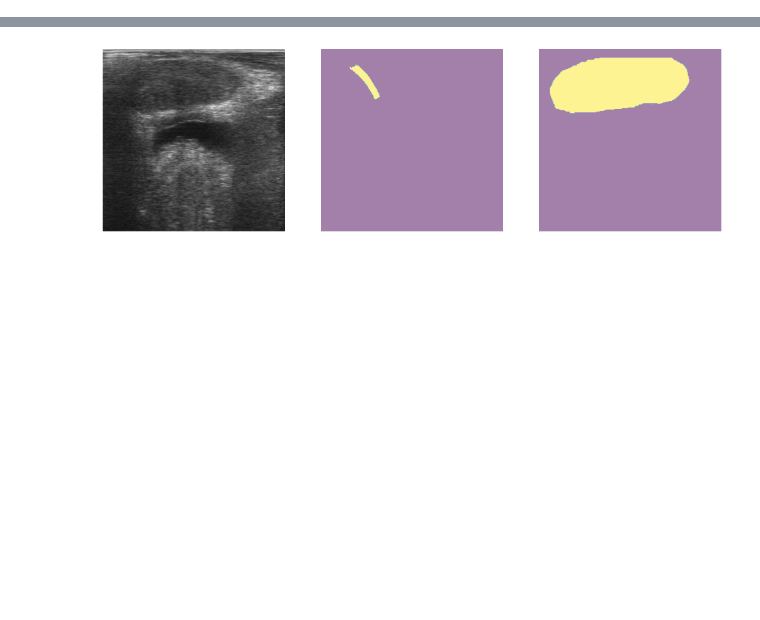
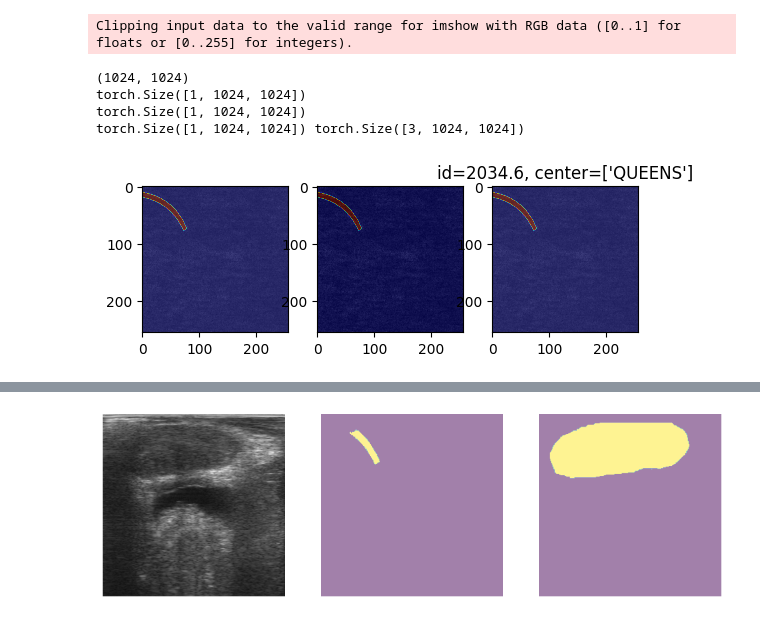
Before and after one commit to mharmanani/cinepro, a Jupyter notebook: explore_bk copy.ipynb, the cells around one changed output, grey strips where cells are left out. Cells and saved outputs as stored; diff of their text form; code cells hidden in the pictures; blank space fills up the shorter version.

Commit message:
add queens data

```diff
--- a/explore_bk copy.ipynb
+++ b/explore_bk copy.ipynb
@@ -0,0 +1,3 @@
+# %%
+DATA_CORES_UBC = "/projects/bk_pca/BK_UBC_CORES/"
+DATA_CORES_QUEENS = "/projects/bk_pca/BK_QUEENS_CORES/"
@@ -0,0 +57,2 @@
+# %%
+df = make_table(ubc=True, queens=True)
@@ -363,0 +582,9 @@ class CorewiseTransform:
+# %%
+train_tab, val_tab, test_tab = split_patients(inv_threshold=0.4)
+train_ds, val_ds, test_ds = BKCorewiseDataset(df=train_tab, transform=CorewiseTransform()), \
+    BKCorewiseDataset(df=val_tab, transform=CorewiseTransform()), \
+    BKCorewiseDataset(df=test_tab, transform=CorewiseTransform())
+
+train_dl, val_dl, test_dl = torch.utils.data.DataLoader(train_ds, batch_size=1, shuffle=True), \
+    torch.utils.data.DataLoader(val_ds, batch_size=1, shuffle=False), \
+    torch.utils.data.DataLoader(test_ds, batch_size=1, shuffle=False)
@@ -363,0 +602,32 @@ class CorewiseTransform:
+# %%
+import matplotlib.pyplot as plt
+
+for batch in train_dl:
+    bmode, roi_mask, prostate_mask, label, *meta = batch
+
+    prostate_mask = prostate_mask.squeeze(0)
+    needle_mask = roi_mask.squeeze(0)
+
+    fig, ax = plt.subplots(1, 3)
+
+    bmode1 = 255*bmode / bmode.max()
+    bmode2 = torch.cat([bmode, bmode, bmode], dim=0) / bmode.max()
+
+    print(bmode1.shape, bmode2.shape)
+
+    ax[0].imshow(bmode.permute(1,2,0), cmap='gray')
+    ax[0].imshow(needle_mask, cmap='jet', alpha=0.5)
+    ax[1].imshow(bmode2.permute(1,2,0), cmap='gray')
+    ax[1].imshow(needle_mask, cmap='jet', alpha=0.5)
+    ax[2].imshow(bmode1.permute(1,2,0), cmap='gray')
+    ax[2].imshow(needle_mask, cmap='jet', alpha=0.5)
+    plt.title(f'id={meta[1][0]}, center={train_tab[train_tab.core_id == meta[1][0]].center.values}')
+    plt.show()
+    break
+# %% [output]
+Clipping input data to the valid range for imshow with RGB data ([0..1] for floats or [0..255] for integers).
+(1024, 1024)
+torch.Size([1, 1024, 1024])
+torch.Size([1, 1024, 1024])
+torch.Size([1, 1024, 1024]) torch.Size([3, 1024, 1024])
+[figure, added]
```
Also changed, not shown: parts of 15 cells of this notebook, 5 other files.
